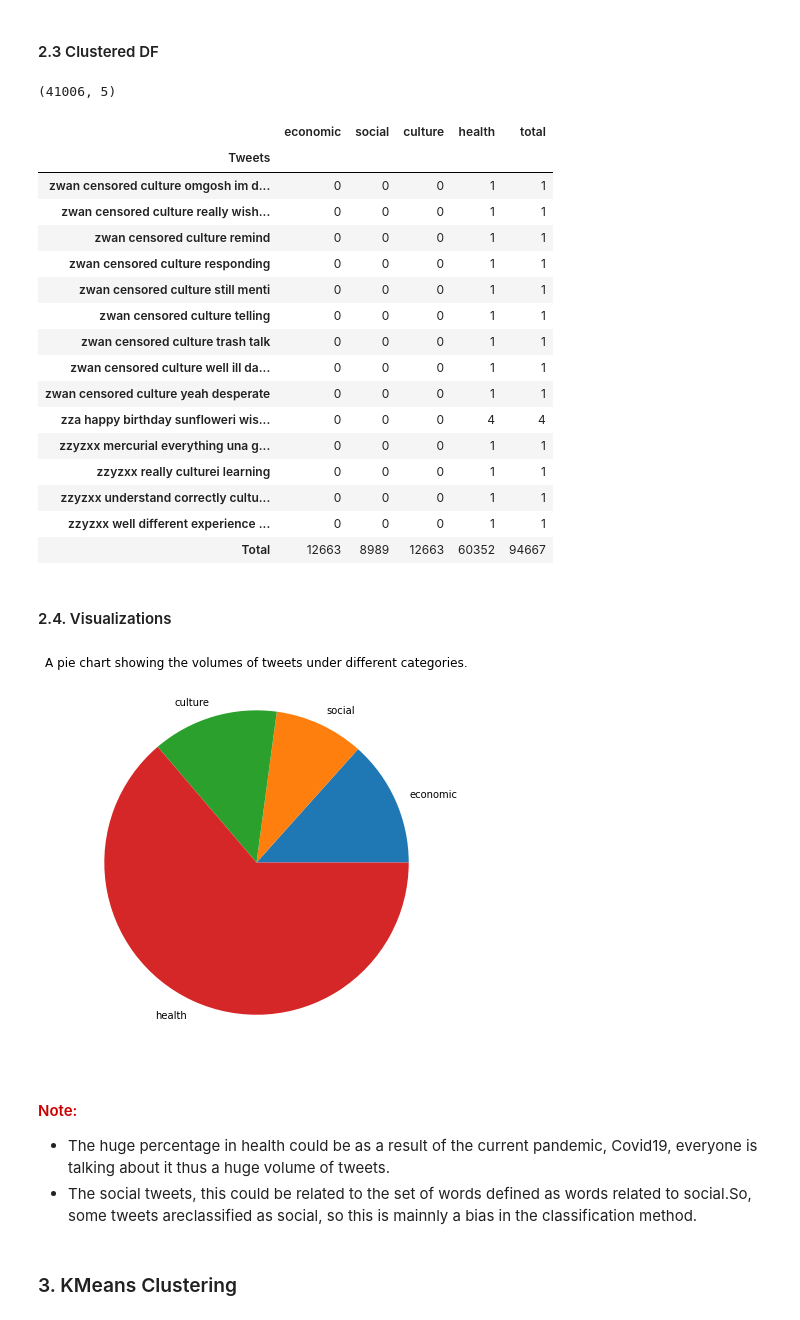
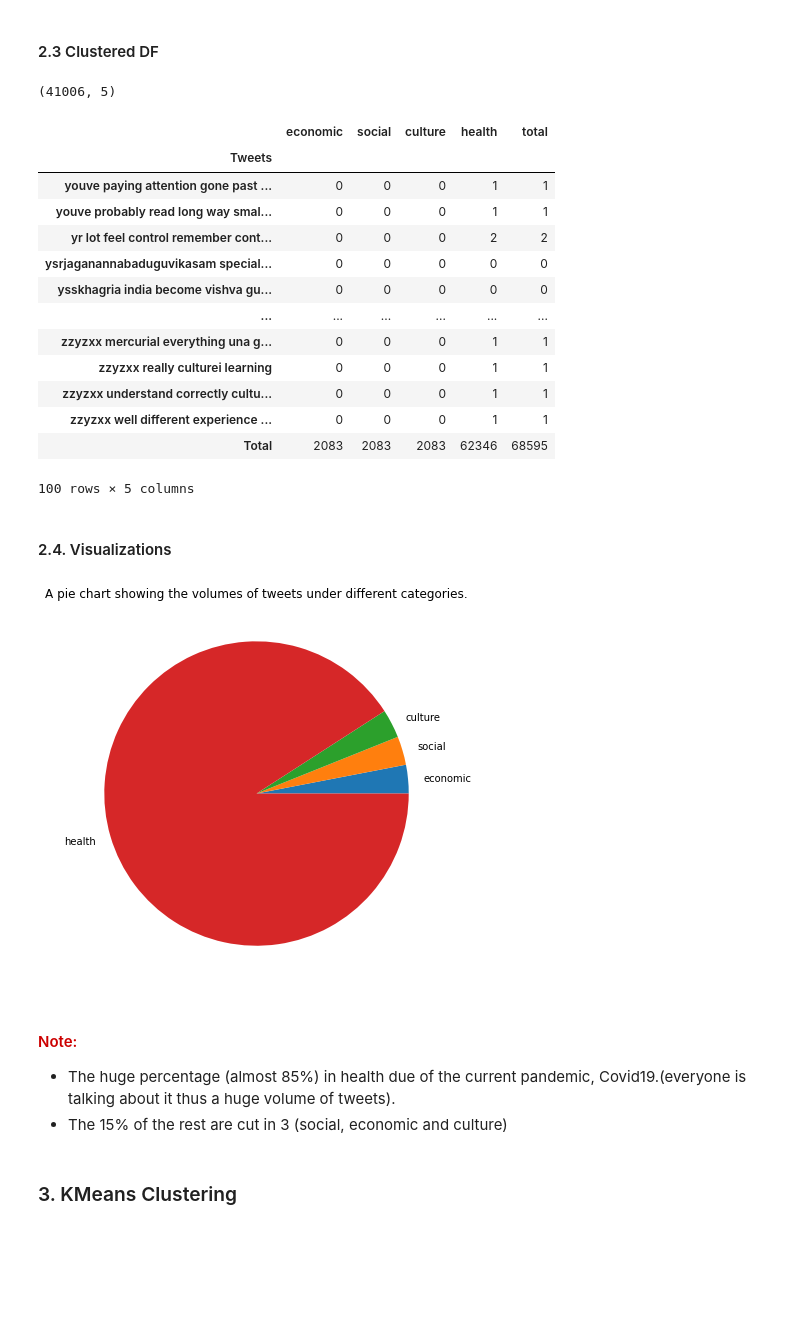
Before and after one commit to GhadaHirch/-Classification-des-Tweets, a Jupyter notebook: Tweets_Classif.ipynb, the cells around one changed output. Drawn from its saved outputs; the diff is of its cells as text; code cells hidden in the pictures; blank space fills up the shorter version.

```diff
--- a/Tweets_Classif.ipynb
+++ b/Tweets_Classif.ipynb
@@ -115,14 +111,0 @@ tweets.to_csv(r'C:\Users\My_Computing\Desktop\3DNI\Data Mining\cours\project_15_
-# %%
-# we need to convert the csv file to txt file
-# load text:
-filename = 'collect_data/tweetss.txt'
-file = open(filename, encoding="utf8")
-text = file.read()
-file.close()
-# split into words by white space
-words = text.split()
-# remove punctuation from each word
-import string
-table = str.maketrans('', '', string.punctuation)
-stripped = [w.translate(table) for w in words]
-print(stripped[:100])
@@ -555,6 +530,7 @@ cluster_df.shape
 # %% [markdown]
 #### 2.3 Clustered DF
 # %%
+#calculate the total number in each category
 pivot_clusters = cluster_df.groupby(['Tweets']).sum()
 pivot_clusters['economic'] = pivot_clusters['economic'].astype(int)
 pivot_clusters['social'] = pivot_clusters['social'].astype(int)
@@ -563,43 +539,39 @@ pivot_clusters['health'] = pivot_clusters['health'].astype(int)
 pivot_clusters['total'] = pivot_clusters['health'] + pivot_clusters['culture'] + pivot_clusters['social'] +  pivot_clusters['economic']
 pivot_clusters.loc["Total"] = pivot_clusters.sum()  #add a totals row
 print(pivot_clusters.shape)
-pivot_clusters.tail(15)
+pivot_clusters.tail(100)
 # %% [output]
 (41006, 5)
 |  | economic | social | culture | health | total |
 | Tweets |  |  |  |  |  |
-| zwan censored culture omgosh im d... | 0 | 0 | 0 | 1 | 1 |
-| zwan censored culture really wish... | 0 | 0 | 0 | 1 | 1 |
-| zwan censored culture remind | 0 | 0 | 0 | 1 | 1 |
-| zwan censored culture responding | 0 | 0 | 0 | 1 | 1 |
-| zwan censored culture still menti | 0 | 0 | 0 | 1 | 1 |
-| zwan censored culture telling | 0 | 0 | 0 | 1 | 1 |
-| zwan censored culture trash talk | 0 | 0 | 0 | 1 | 1 |
-| zwan censored culture well ill da... | 0 | 0 | 0 | 1 | 1 |
-| zwan censored culture yeah desperate | 0 | 0 | 0 | 1 | 1 |
-| zza happy birthday sunfloweri wis... | 0 | 0 | 0 | 4 | 4 |
+| youve paying attention gone past ... | 0 | 0 | 0 | 1 | 1 |
+| youve probably read long way smal... | 0 | 0 | 0 | 1 | 1 |
+| yr lot feel control remember cont... | 0 | 0 | 0 | 2 | 2 |
+| ysrjaganannabaduguvikasam special... | 0 | 0 | 0 | 0 | 0 |
+| ysskhagria india become vishva gu... | 0 | 0 | 0 | 0 | 0 |
+| ... | ... | ... | ... | ... | ... |
 | zzyzxx mercurial everything una g... | 0 | 0 | 0 | 1 | 1 |
 | zzyzxx really culturei learning | 0 | 0 | 0 | 1 | 1 |
 | zzyzxx understand correctly cultu... | 0 | 0 | 0 | 1 | 1 |
 | zzyzxx well different experience ... | 0 | 0 | 0 | 1 | 1 |
-| Total | 12663 | 8989 | 12663 | 60352 | 94667 |
+| Total | 2083 | 2083 | 2083 | 62346 | 68595 |
+100 rows × 5 columns
 # %% [markdown]
 #### 2.4. Visualizations
 # %%
-'''A pie chart to show the total number of tweets in each category'''
-
-fig = plt.figure(figsize =(10, 7))
+#A pie chart to show the total number of tweets in each category
+figure = plt.figure(figsize =(10, 7))
 a = pivot_clusters.drop(['total'], axis = 1)
 plt.pie(a.loc['Total'], labels = a.columns)
 plt.title('A pie chart showing the volumes of tweets under different categories.')
 plt.show()
 # %% [output]
-[figure, old version]
+[figure, new version]
 # %% [markdown]
 <h4><a><font color='#cc0000'> Note:</font></a></h4>
 
-* The huge percentage in health could be as a result of the current pandemic, Covid19, everyone is talking about it thus a huge volume of tweets.  <br/>
-* The social tweets, this could be related to the set of words defined as words related to social.So, some tweets areclassified as social, so this is mainnly a bias in the classification method.
+* The huge percentage (almost 85%) in health due of the current pandemic, Covid19.(everyone is talking about it thus a huge volume of tweets). <br/>
+* The 15% of the rest are cut in 3 (social, economic and culture)<br/>
 # %% [markdown]
 ### 3. KMeans Clustering
 # %% [markdown]
```
Also changed, not shown: parts of 22 cells of this notebook.
